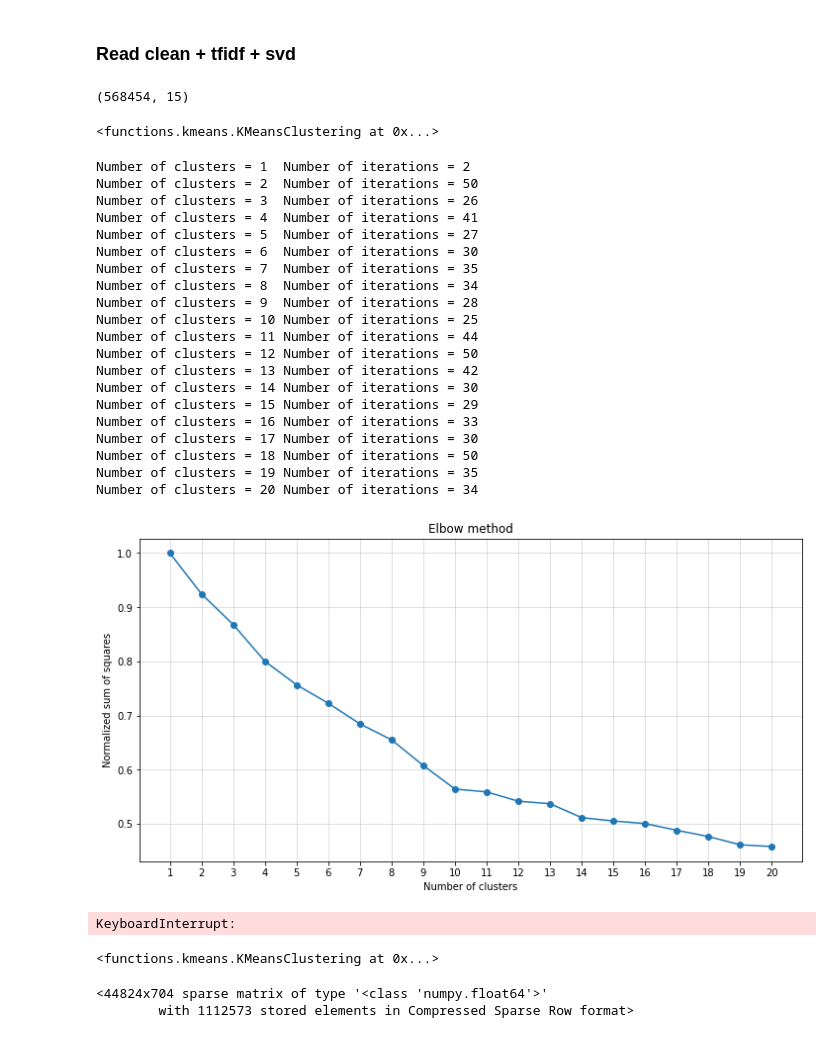
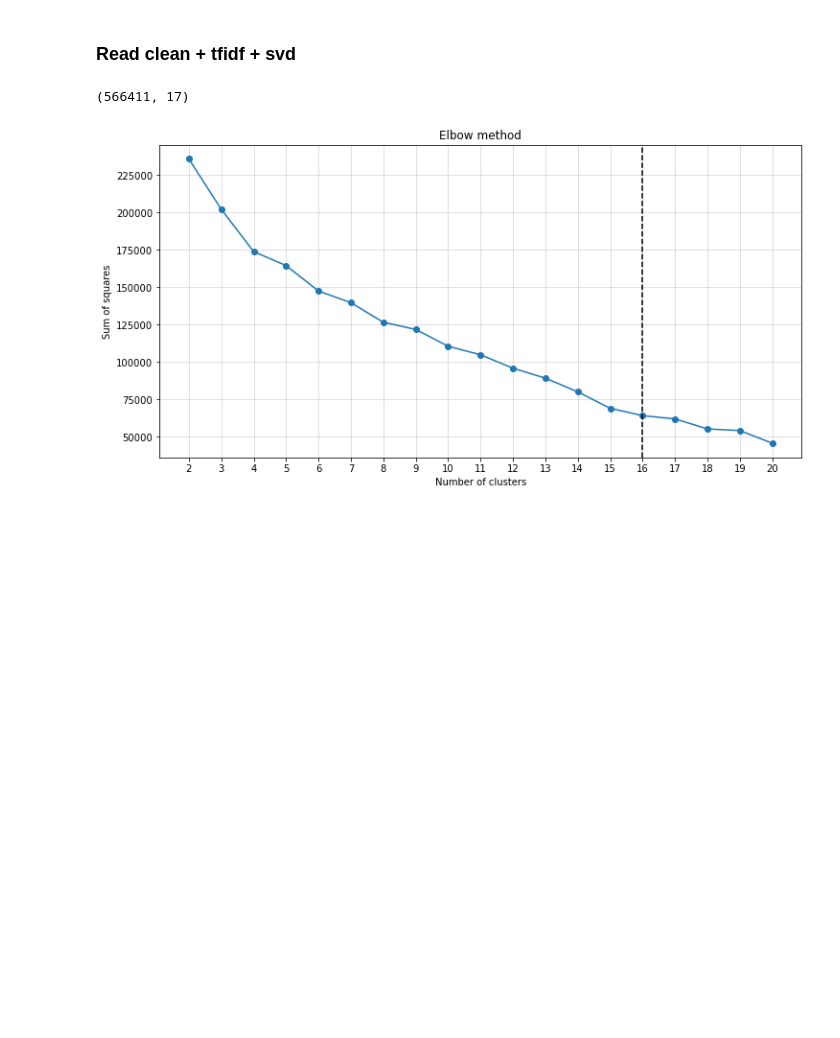
Before and after one commit to mikcnt/adm-homework-4, a Jupyter notebook: main.ipynb, the cells around one changed output. Saved outputs shown, nothing was run; the diff lists cells and outputs as text; code cells hidden in the pictures; blank space fills up the shorter version.

```diff
--- a/main.ipynb
+++ b/main.ipynb
@@ -101,50 +95,12 @@ clean_data['Text'].fillna('', inplace=True)
+# %%
+data = pd.read_csv('./data/clean_data.csv', index_col=False)
 # %%
-data_reduced = tfidf_svd(clean_data['Text'])
+data_reduced = tfidf_svd(data['LemmatizedText'])
 # %%
 data_reduced.shape
 # %% [output]
-(568454, 15)
+(566411, 17)
-# %%
-# We are going to use the elbow method to select number of clusters at some point!
-model = KMeansClustering(n_clusters=10)
-
-model.fit(data_reduced)
-# %% [output]
-<functions.kmeans.KMeansClustering at 0x...>
 # %%
-elbow_method(data_reduced, K=20)
+elbow_method(data_reduced, max_cluster_n=20)
 # %% [output]
-Number of clusters = 1  Number of iterations = 2
-Number of clusters = 2  Number of iterations = 50
-Number of clusters = 3  Number of iterations = 26
-Number of clusters = 4  Number of iterations = 41
-Number of clusters = 5  Number of iterations = 27
-Number of clusters = 6  Number of iterations = 30
-Number of clusters = 7  Number of iterations = 35
-Number of clusters = 8  Number of iterations = 34
-Number of clusters = 9  Number of iterations = 28
-Number of clusters = 10 Number of iterations = 25
-Number of clusters = 11 Number of iterations = 44
-Number of clusters = 12 Number of iterations = 50
-Number of clusters = 13 Number of iterations = 42
-Number of clusters = 14 Number of iterations = 30
-Number of clusters = 15 Number of iterations = 29
-Number of clusters = 16 Number of iterations = 33
-Number of clusters = 17 Number of iterations = 30
-Number of clusters = 18 Number of iterations = 50
-Number of clusters = 19 Number of iterations = 35
-Number of clusters = 20 Number of iterations = 34
-[figure, old version]
+[figure, new version]
-# %%
-# We are going to use the elbow method to select number of clusters at some point!
-model = KMeansClustering(n_clusters=10)
-
-model.fit(data_reduced)
-# %% [output]
-KeyboardInterrupt:
-# %%
-model = KMeansClustering(n_clusters=10)
-
-model.fit(X)
-# %% [output]
-<functions.kmeans.KMeansClustering at 0x...>
@@ -155,7 +106,0 @@ test = corpus[np.where(labels == 3)[0]]
-# %%
-vect = TfidfVectorizer(min_df=0.01, max_df=0.4)
-vecs = vect.fit_transform(test)
-vecs
-# %% [output]
-<44824x704 sparse matrix of type '<class 'numpy.float64'>'
-        with 1112573 stored elements in Compressed Sparse Row format>
```
Also changed, not shown: parts of 13 cells of this notebook.
